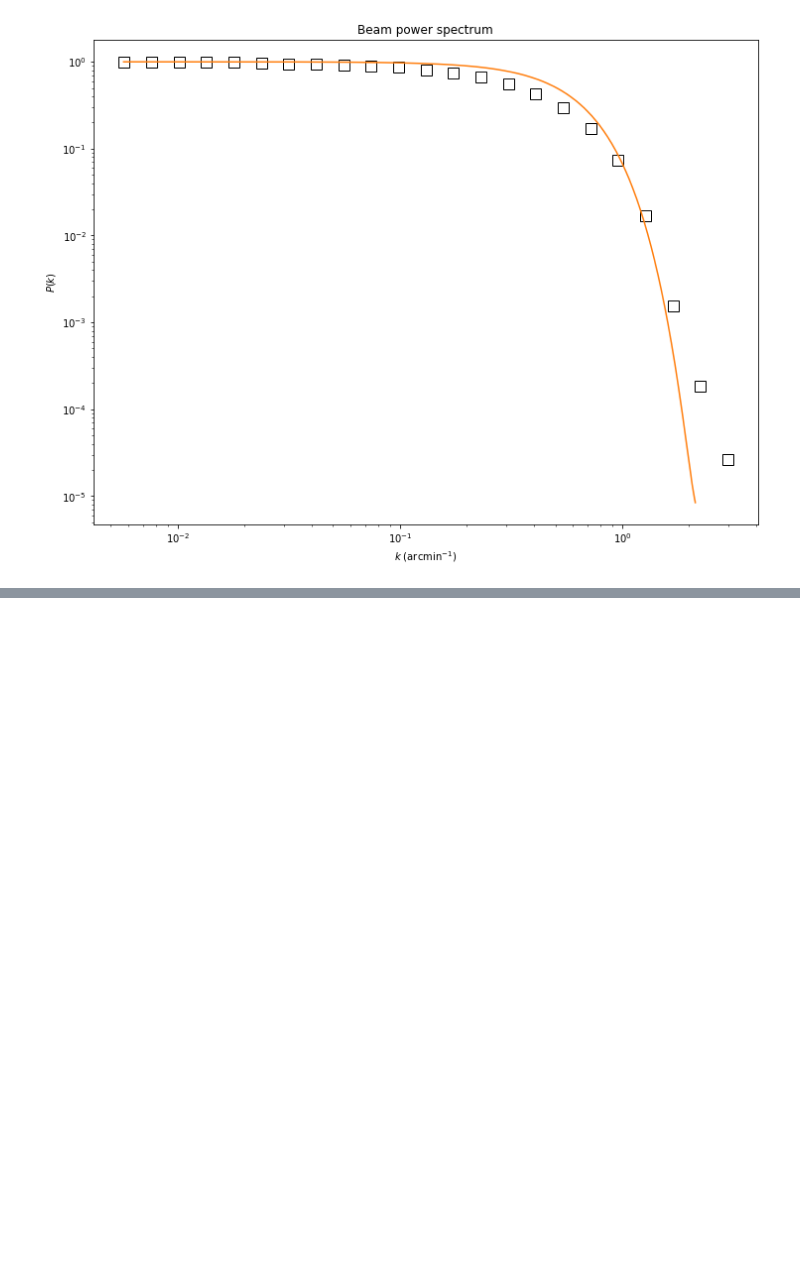
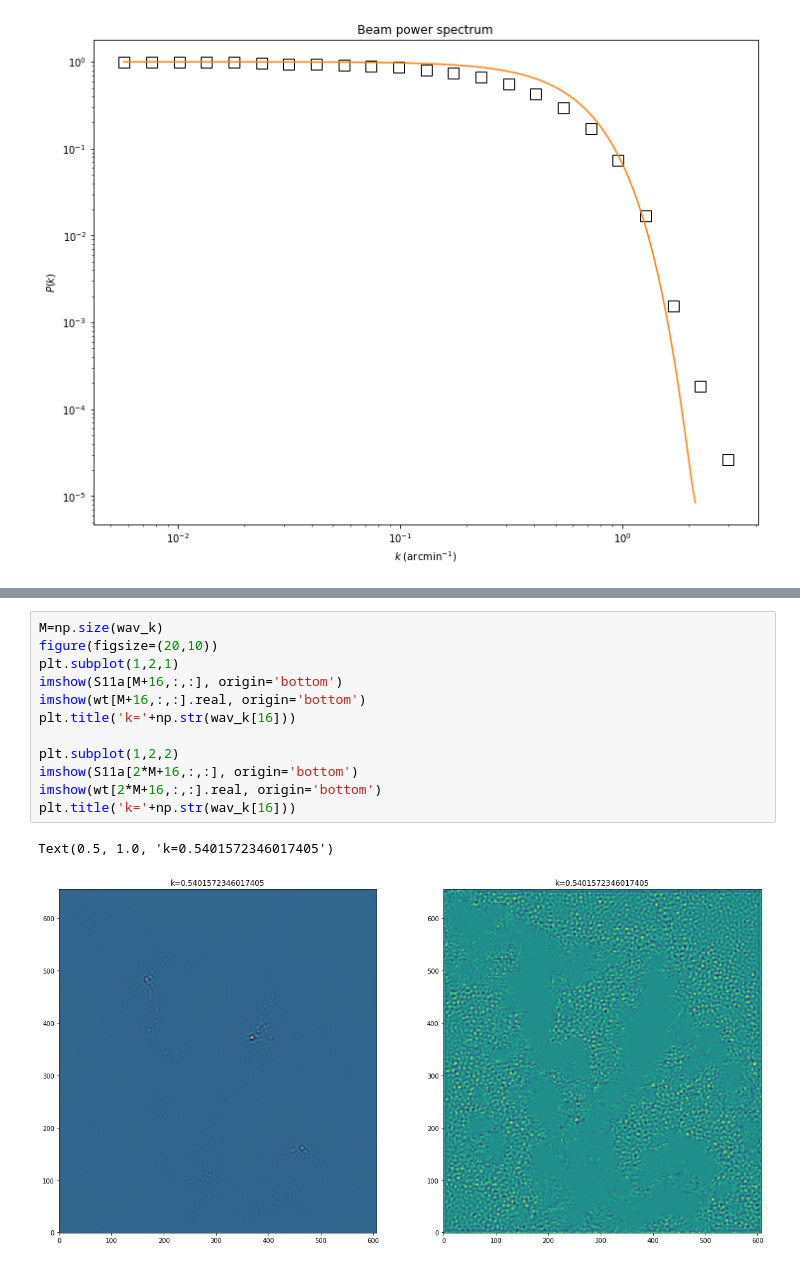
Before and after one commit to jfrob27/M1stage2020, a Jupyter notebook: Perseus.ipynb, the cells around one changed output, grey strips where cells are left out. Cells and saved outputs as stored; diff of their text form; blank space fills up the shorter version.

```diff
--- a/Perseus.ipynb
+++ b/Perseus.ipynb
@@ -246,3 +246,18 @@ A, Gamma =  5.0647580860541334e+38 -3.9754615084476206
+# %%
+M=np.size(wav_k)
+figure(figsize=(20,10))
+plt.subplot(1,2,1)
+imshow(S11a[M+16,:,:], origin='bottom')
+imshow(wt[M+16,:,:].real, origin='bottom')
+plt.title('k='+np.str(wav_k[16]))
+
+plt.subplot(1,2,2)
+imshow(S11a[2*M+16,:,:], origin='bottom')
+imshow(wt[2*M+16,:,:].real, origin='bottom')
+plt.title('k='+np.str(wav_k[16]))
+# %% [output]
+Text(0.5, 1.0, 'k=0.5401572346017405')
+[figure, added]
 # %%
 #Image reconstruction from the segmented wavelet coefficients
 M=np.size(wav_k)
```
Also changed, not shown: parts of 7 cells of this notebook, 5 other files.
